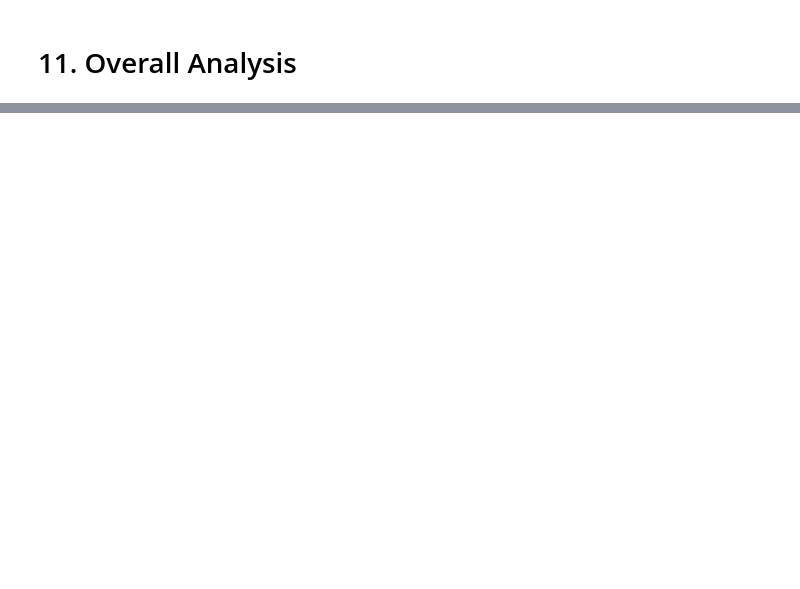
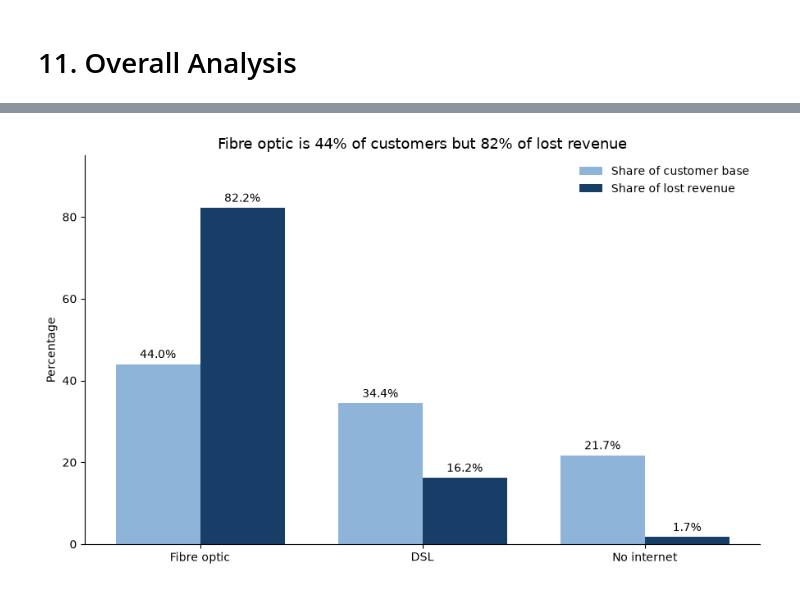
Before and after one commit to Bhumgara/df_swan_consulting, a Jupyter notebook: P7_EDA.ipynb, the cells around one changed output, grey strips where cells are left out. Drawn from its saved outputs; the diff is of its cells as text; code cells hidden in the pictures; blank space fills up the shorter version.

Commit message:
Added fiber optic graph

```diff
--- a/P7_EDA.ipynb
+++ b/P7_EDA.ipynb
@@ -243,3 +436,34 @@ service_summary
+# %%
+order = ["Fiber optic", "DSL", "No"]
+labels = {"Fiber optic": "Fibre optic", "DSL": "DSL", "No": "No internet"}
+plot = service_summary.loc[order]
+
+worst = plot["share_of_lost"].idxmax()
+title = (f"{labels[worst]} is {plot.loc[worst, 'share_of_base']:.0f}% of customers "
+         f"but {plot.loc[worst, 'share_of_lost']:.0f}% of lost revenue")
+
+x = np.arange(len(order))
+width = 0.38
+
+fig, ax = plt.subplots(figsize=(9, 5.5))
+b1 = ax.bar(x - width/2, plot["share_of_base"], width,
+            label="Share of customer base", color="#8FB4D9")
+b2 = ax.bar(x + width/2, plot["share_of_lost"], width,
+            label="Share of lost revenue", color="#163E67")
+
+for bars in (b1, b2):
+    ax.bar_label(bars, fmt="%.1f%%", padding=3, fontsize=10)
+
+ax.set_xticks(x, [labels[o] for o in order])
+ax.set_ylabel("Percentage")
+ax.set_ylim(0, 95)
+ax.set_title(title, fontsize=13)
+ax.legend(frameon=False)
+ax.spines[["top", "right"]].set_visible(False)
+plt.tight_layout()
+plt.show()
+# %% [output]
+[figure, added]
 # %%
 cols = ['Phone Service', 'Multiple Lines', 'Online Security', 'Online Backup',
         'Device Protection', 'Tech Support', 'Streaming TV', 'Streaming Movies']
```
Also changed, not shown: parts of 26 cells of this notebook.
